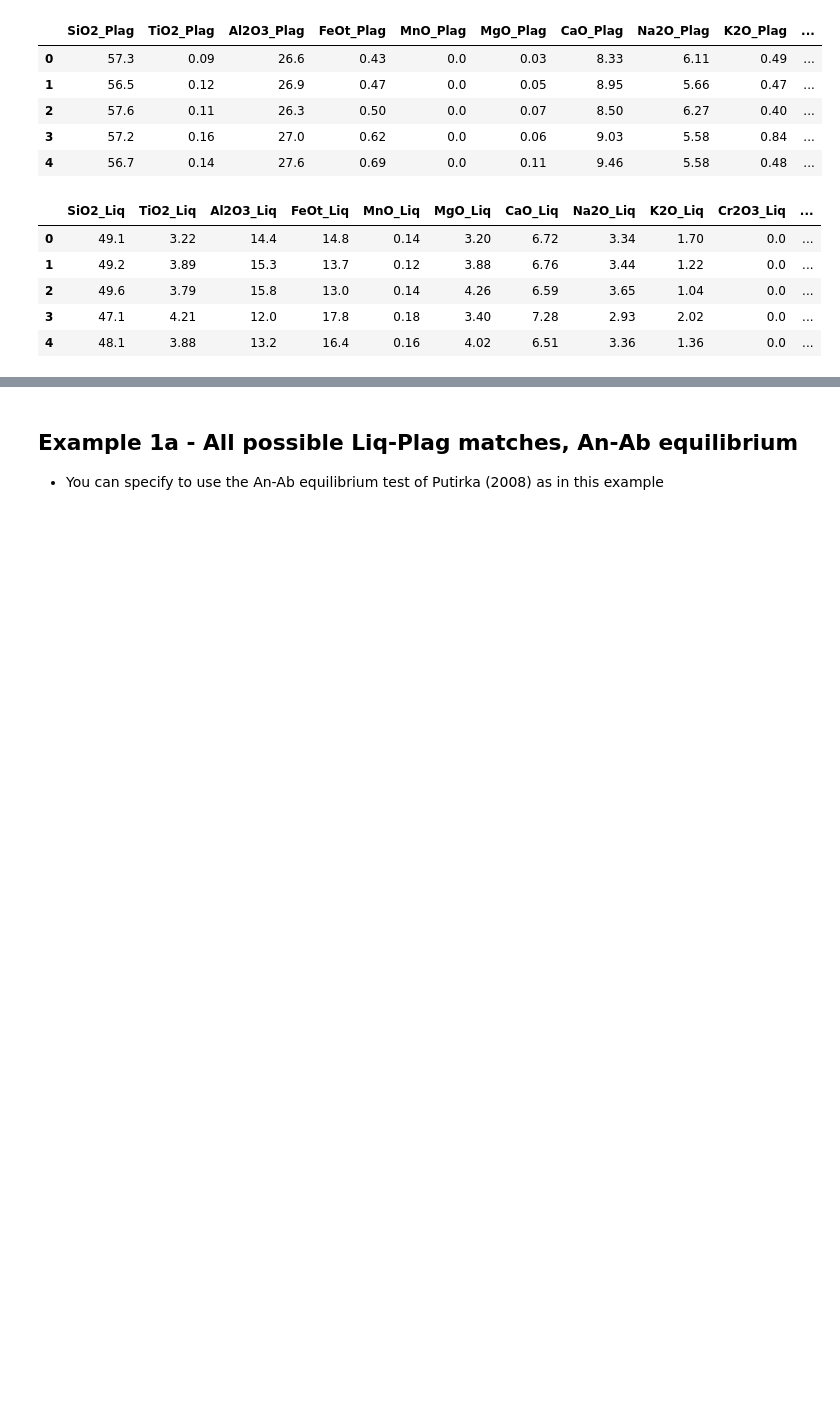
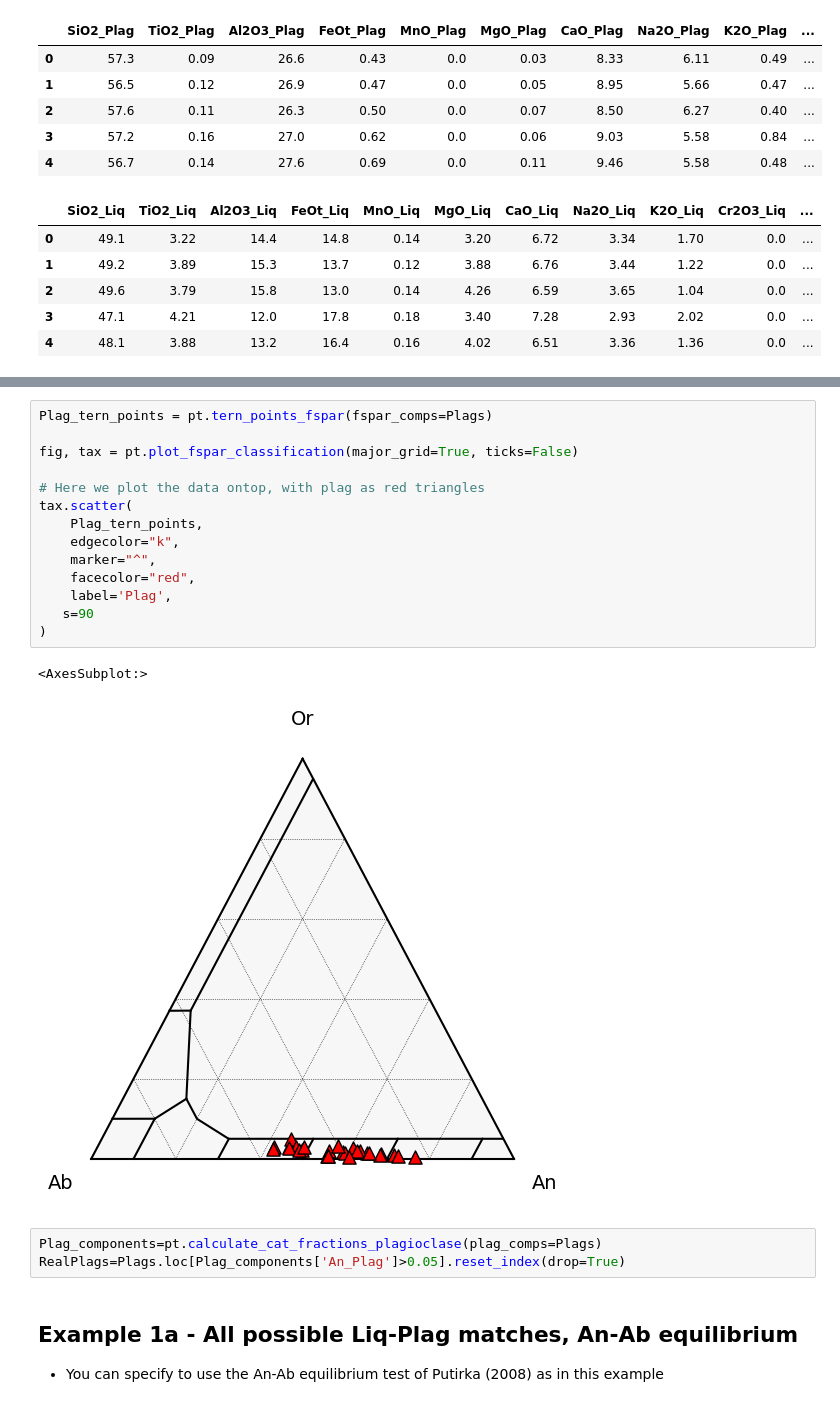
Before and after one commit to PennyWieser/Thermobar, a Jupyter notebook: docs/Examples/Feldspar_Thermobarometry/Fspar_Liq_Matching.ipynb, the cells around one changed output, grey strips where cells are left out. Saved outputs shown, nothing was run; the diff lists cells and outputs as text; blank space fills up the shorter version.

```diff
--- a/docs/Examples/Feldspar_Thermobarometry/Fspar_Liq_Matching.ipynb
+++ b/docs/Examples/Feldspar_Thermobarometry/Fspar_Liq_Matching.ipynb
@@ -37,3 +44,23 @@ display(Liqs.head())
+# %%
+Plag_tern_points = pt.tern_points_fspar(fspar_comps=Plags)
+
+fig, tax = pt.plot_fspar_classification(major_grid=True, ticks=False)
+
+# Here we plot the data ontop, with plag as red triangles
+tax.scatter(
+    Plag_tern_points,
+    edgecolor="k",
+    marker="^",
+    facecolor="red",
+    label='Plag',
+   s=90
+)
+# %% [output]
+<AxesSubplot:>
+[figure, added]
+# %%
+Plag_components=pt.calculate_cat_fractions_plagioclase(plag_comps=Plags)
+RealPlags=Plags.loc[Plag_components['An_Plag']>0.05].reset_index(drop=True)
 # %% [markdown]
 ## Example 1a - All possible Liq-Plag matches, An-Ab equilibrium
 - You can specify to use the An-Ab equilibrium test of Putirka (2008) as in this example
```
Also changed, not shown: parts of 14 cells of this notebook, 8 other files.
